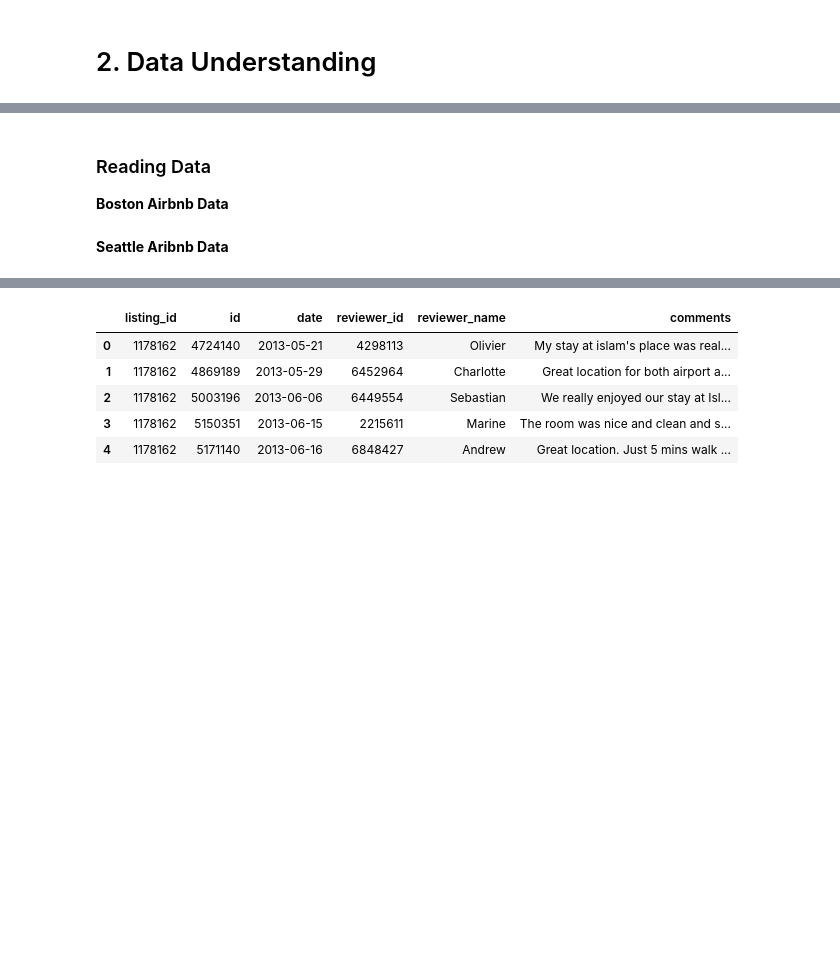
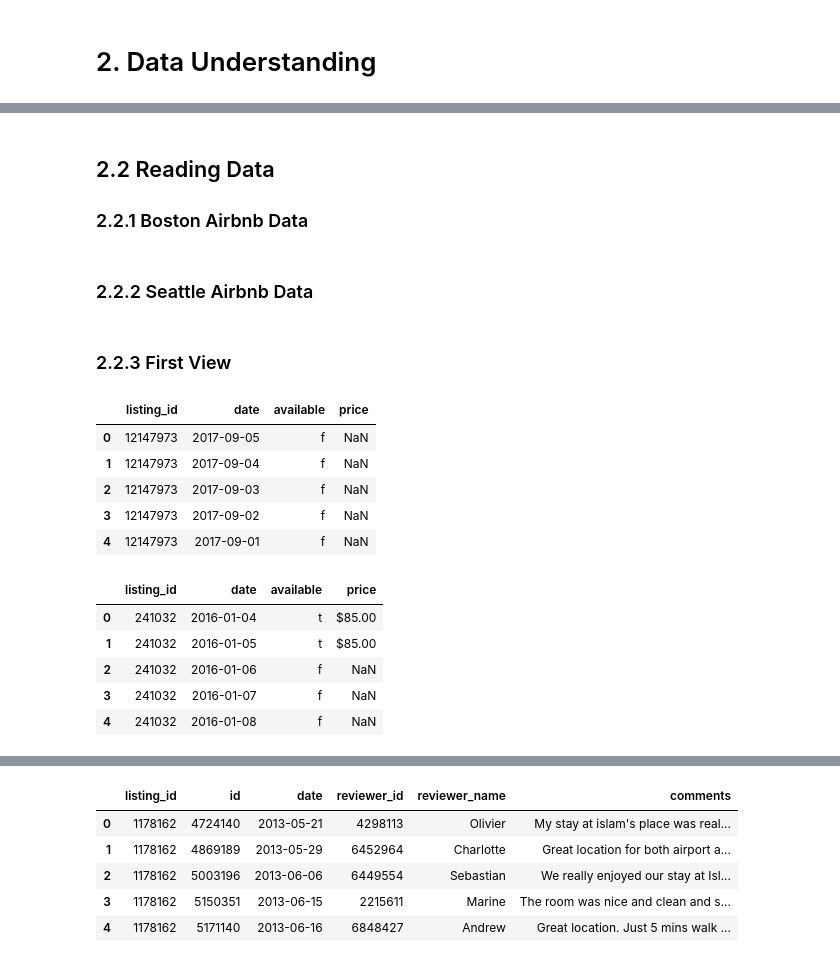
Before and after one commit to macedoti13/Airbnb-Data-Analysis, a Jupyter notebook: AirbnbDataAnalysis.ipynb, the cells around one changed output, grey strips where cells are left out. Cells and saved outputs as stored; diff of their text form; code cells hidden in the pictures; blank space fills up the shorter version.

Commit message:
data prep 4

```diff
--- a/AirbnbDataAnalysis.ipynb
+++ b/AirbnbDataAnalysis.ipynb
@@ -41,15 +42,36 @@ pd.set_option('display.max_columns', 500)
 %matplotlib inline
 # %% [markdown]
-### Reading Data
-**Boston Airbnb Data**
+## 2.2 Reading Data
+### 2.2.1 Boston Airbnb Data
 # %%
+# reading boston data
 df_bos_lis = pd.read_csv('BostonData/listings.csv')
 df_bos_rev = pd.read_csv('BostonData/reviews.csv')
+df_bos_cal = pd.read_csv('BostonData/calendar.csv')
 # %% [markdown]
-**Seattle Aribnb Data**
+### 2.2.2 Seattle Airbnb Data
 # %%
+# reading seattle data
 df_sea_lis = pd.read_csv('SeattleData/listings.csv')
 df_sea_rev = pd.read_csv('SeattleData/reviews.csv')
+df_sea_cal = pd.read_csv('SeattleData/calendar.csv')
+# %% [markdown]
+### 2.2.3 First View
+# %%
+display(df_bos_cal.head(), df_sea_cal.head())
+# %% [output]
+|  | listing_id | date | available | price |
+| 0 | 12147973 | 2017-09-05 | f | NaN |
+| 1 | 12147973 | 2017-09-04 | f | NaN |
+| 2 | 12147973 | 2017-09-03 | f | NaN |
+| 3 | 12147973 | 2017-09-02 | f | NaN |
+| 4 | 12147973 | 2017-09-01 | f | NaN |
+|  | listing_id | date | available | price |
+| 0 | 241032 | 2016-01-04 | t | $85.00 |
+| 1 | 241032 | 2016-01-05 | t | $85.00 |
+| 2 | 241032 | 2016-01-06 | f | NaN |
+| 3 | 241032 | 2016-01-07 | f | NaN |
+| 4 | 241032 | 2016-01-08 | f | NaN |
 # %%
 display(df_bos_lis.head(1), df_sea_lis.head(1))
 # %% [output]
```
Also changed, not shown: parts of 54 cells of this notebook.
